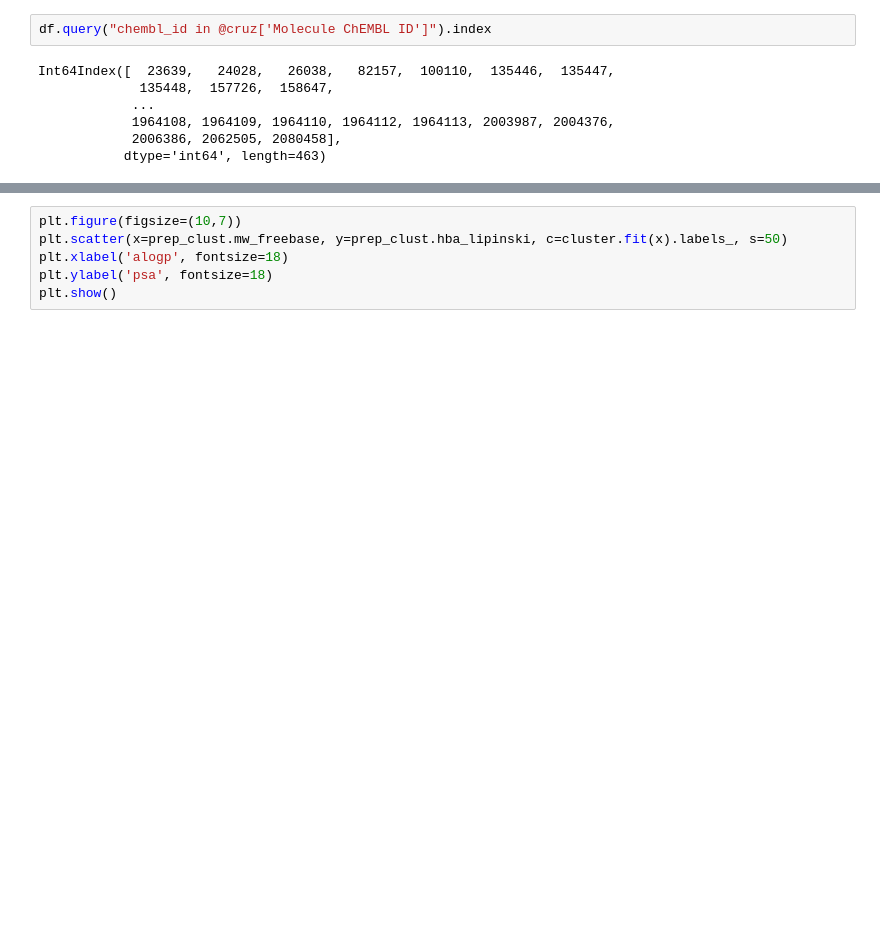
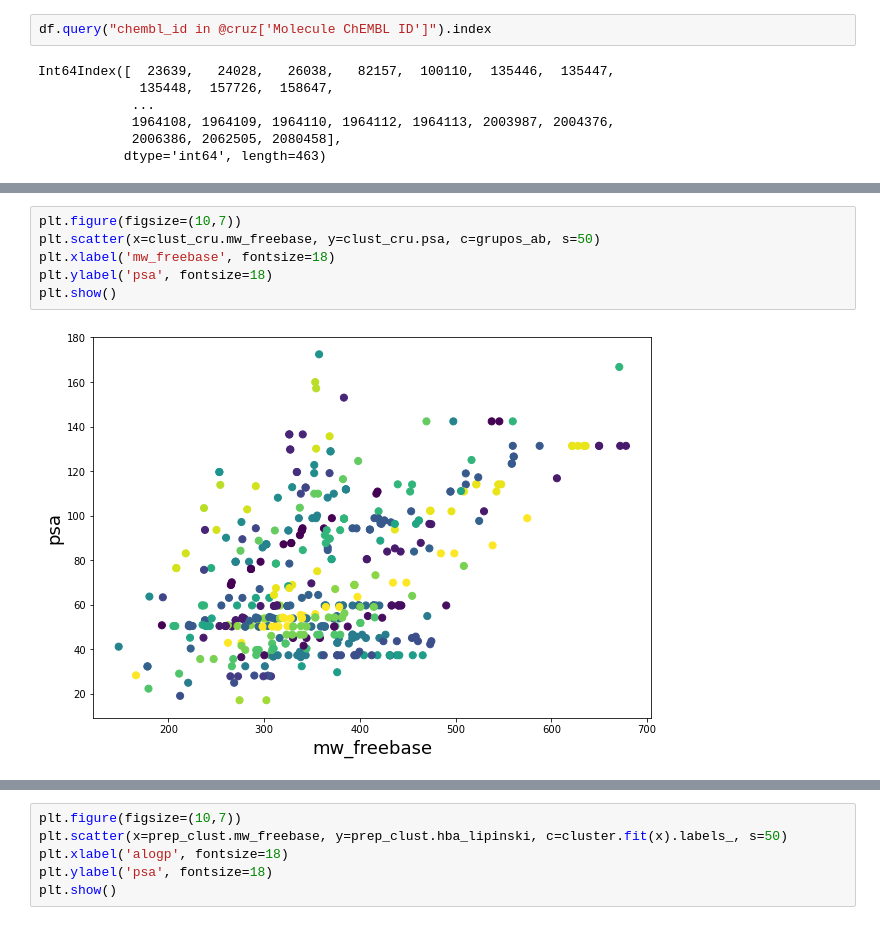
Before and after one commit to alverad-katsuro/chembl_analyser, a Jupyter notebook: cruzipain/analise_dados_att.ipynb, the cells around one changed output, grey strips where cells are left out. Cells and saved outputs as stored; diff of their text form; blank space fills up the shorter version.

```diff
--- a/cruzipain/analise_dados_att.ipynb
+++ b/cruzipain/analise_dados_att.ipynb
@@ -120,2 +142,10 @@ ValueError: could not convert string to float: 'NEUTRAL'
+# %%
+plt.figure(figsize=(10,7))
+plt.scatter(x=clust_cru.mw_freebase, y=clust_cru.psa, c=grupos_ab, s=50)
+plt.xlabel('mw_freebase', fontsize=18)
+plt.ylabel('psa', fontsize=18)
+plt.show()
+# %% [output]
+[figure, added]
 # %%
 x = preprocessing.normalize(prep_clust, norm='l1')
```
Also changed, not shown: parts of 15 cells of this notebook, 7 other files.
